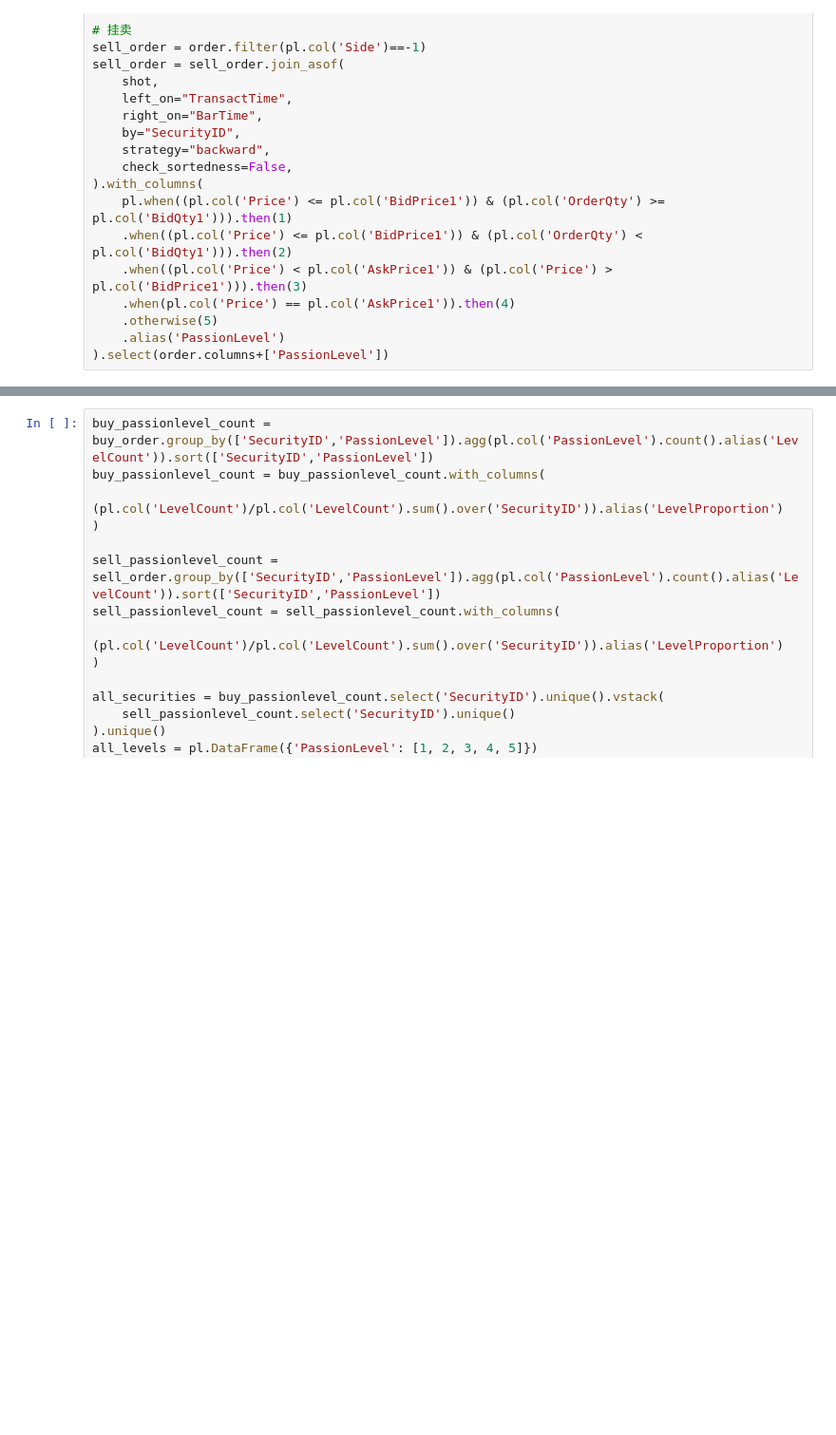
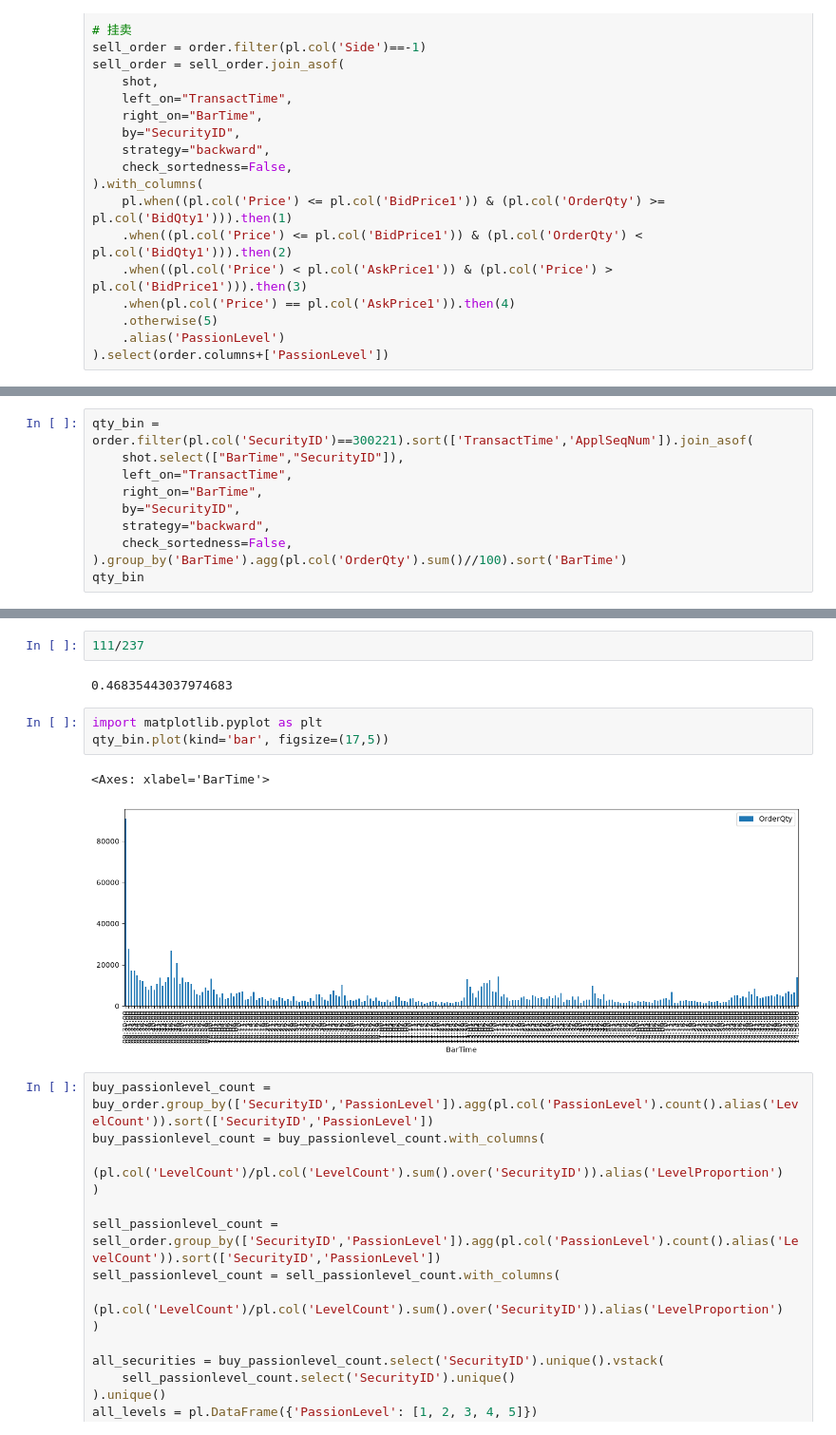
Before and after one commit to Xujy424/research2workflow, a Jupyter notebook: factor_hub/jijin.ipynb, the cells around one changed output, grey strips where cells are left out. Shown at 95% size. Drawn from its saved outputs; the diff is of its cells as text; blank space fills up the shorter version.

```diff
--- a/factor_hub/jijin.ipynb
+++ b/factor_hub/jijin.ipynb
@@ -51,0 +85,10 @@ sell_order = sell_order.join_asof(
+# %%
+qty_bin = order.filter(pl.col('SecurityID')==300221).sort(['TransactTime','ApplSeqNum']).join_asof(
+    shot.select(["BarTime","SecurityID"]),
+    left_on="TransactTime",
+    right_on="BarTime",
+    by="SecurityID",
+    strategy="backward",
+    check_sortedness=False,
+).group_by('BarTime').agg(pl.col('OrderQty').sum()//100).sort('BarTime')
+qty_bin
@@ -52,3 +138,13 @@ sell_order = sell_order.join_asof(
+# %%
+111/237
+# %% [output]
+0.46835443037974683
+# %%
+import matplotlib.pyplot as plt
+qty_bin.plot(kind='bar', figsize=(17,5))
+# %% [output]
+<Axes: xlabel='BarTime'>
+[figure, added]
 # %%
 buy_passionlevel_count = buy_order.group_by(['SecurityID','PassionLevel']).agg(pl.col('PassionLevel').count().alias('LevelCount')).sort(['SecurityID','PassionLevel'])
 buy_passionlevel_count = buy_passionlevel_count.with_columns(
```
Also changed, not shown: parts of 6 cells of this notebook.
